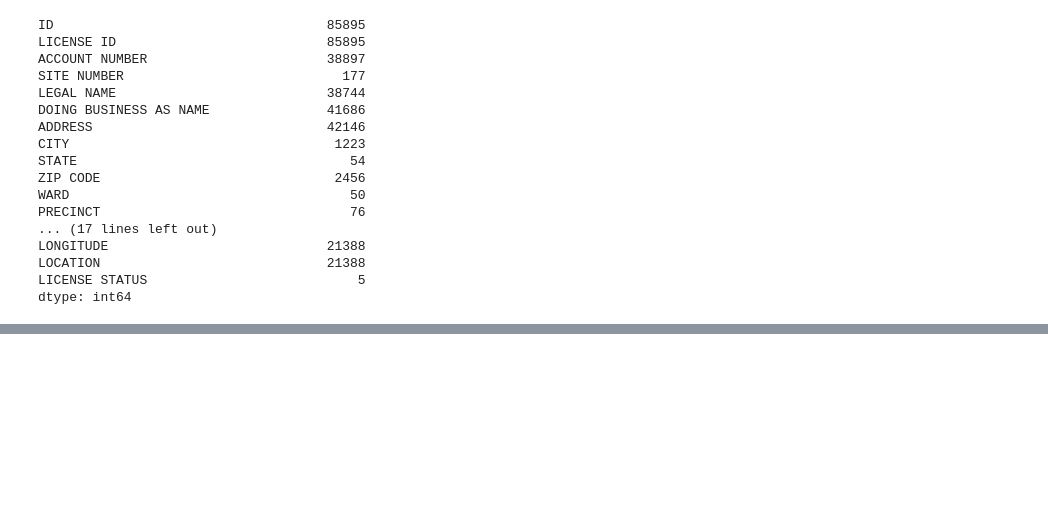
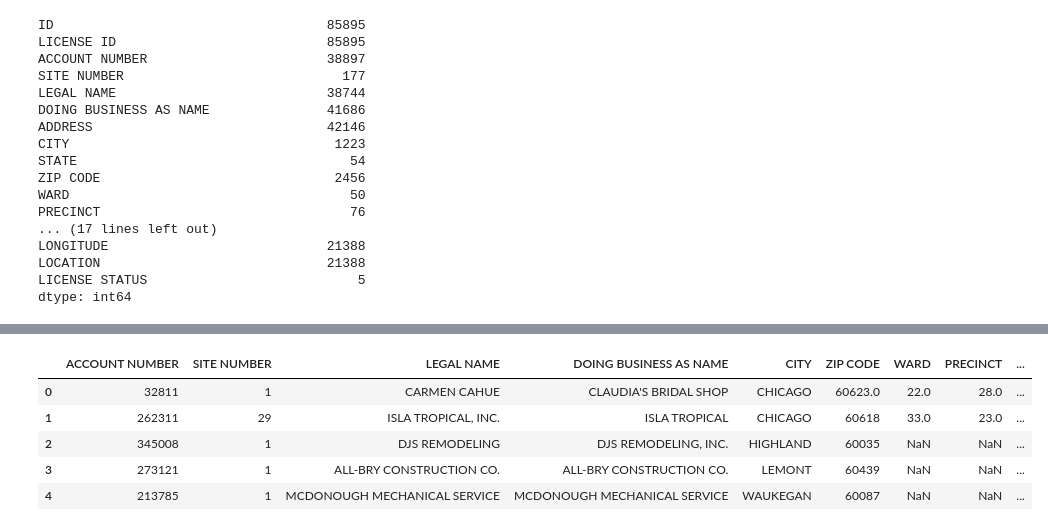
Before and after one commit to shreayan98c/ZS-Hiring-Challenge, a Jupyter notebook: ZSmodel.ipynb, the cells around one changed output, grey strips where cells are left out. Cells and saved outputs as stored; diff of their text form; code cells hidden in the pictures; blank space fills up the shorter version.

Commit message:
Updated years and datetime

```diff
--- a/ZSmodel.ipynb
+++ b/ZSmodel.ipynb
@@ -188,0 +204,19 @@ train_data['year'], train_data['month'] = train_data['date'].apply(lambda x: x.y
+# %%
+train_data = train_data.drop(['LICENSE TERM EXPIRATION DATE'], axis = 1)
+train_data = train_data.drop(['LICENSE TERM EXPIRATION YEAR'], axis = 1)
+# %%
+train_data = train_data.drop(['LICENSE TERM START DATE'], axis = 1)
+train_data = train_data.drop(['LICENSE TERM START YEAR'], axis = 1)
+# %%
+train_data['LICENSE APPROVED YEAR'] = train_data['LICENSE APPROVED FOR ISSUANCE'].apply(lambda x: x.year)
+# %%
+train_data = train_data.drop(['LICENSE APPROVED FOR ISSUANCE'], axis = 1)
+# %%
+train_data.head()
+# %% [output]
+|  | ACCOUNT NUMBER | SITE NUMBER | LEGAL NAME | DOING BUSINESS AS NAME | CITY | ZIP CODE | WARD | PRECINCT | ... |
+| 0 | 32811 | 1 | CARMEN CAHUE | CLAUDIA'S BRIDAL SHOP | CHICAGO | 60623.0 | 22.0 | 28.0 | ... |
+| 1 | 262311 | 29 | ISLA TROPICAL, INC. | ISLA TROPICAL | CHICAGO | 60618 | 33.0 | 23.0 | ... |
+| 2 | 345008 | 1 | DJS REMODELING | DJS REMODELING, INC. | HIGHLAND | 60035 | NaN | NaN | ... |
+| 3 | 273121 | 1 | ALL-BRY CONSTRUCTION CO. | ALL-BRY CONSTRUCTION CO. | LEMONT | 60439 | NaN | NaN | ... |
+| 4 | 213785 | 1 | MCDONOUGH MECHANICAL SERVICE | MCDONOUGH MECHANICAL SERVICE | WAUKEGAN | 60087 | NaN | NaN | ... |
```
Also changed, not shown: parts of 15 cells of this notebook.
